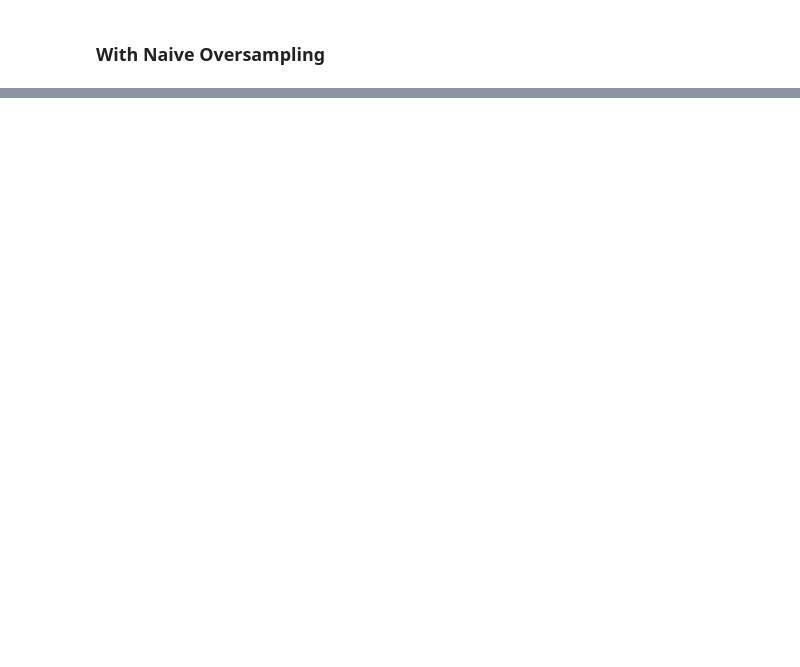
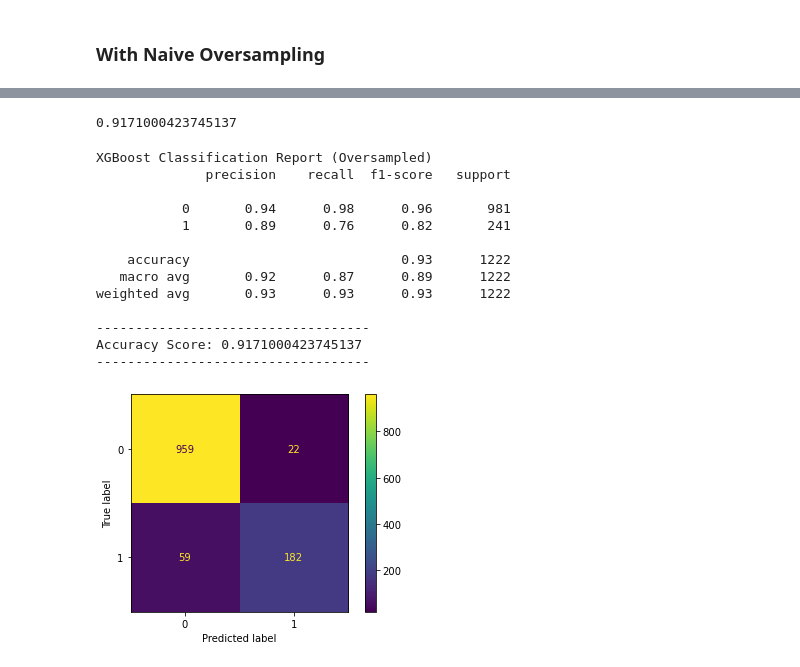
Before and after one commit to Cthompsonlbi/Team_Red, a Jupyter notebook: Notebooks/ML_Master.ipynb, the cells around one changed output, grey strips where cells are left out. Drawn from its saved outputs; the diff is of its cells as text; code cells hidden in the pictures; blank space fills up the shorter version.

```diff
--- a/Notebooks/ML_Master.ipynb
+++ b/Notebooks/ML_Master.ipynb
@@ -627,7 +653,7 @@ for fold in n_folds:
                             y_pred_xg = xg_clf.predict(X_val)
 
                             # Extract results
-                            results += balanced_accuracy_score(y_val, y_pred_xg)
+                            results += balanced_accuracy_score(y_val, y_pred_xgr)
 
                         # add mean of total result to accuracy score list
                         accuracy_scores.append(results/fold)
@@ -673,25 +720,42 @@ xg_clf = xgb.XGBClassifier(objective='binary:logistic', use_label_encoder=False,
 xg_clf.fit(X_resampled, y_resampled)
 
 # Predict
-y_pred = xg_clf.predict(X_test)
+y_pred_xgr = xg_clf.predict(X_test)
 
 # Extract accuracy
-xgr_acc_score = balanced_accuracy_score(y_pred, y_test)
-balanced_accuracy_score(y_pred, y_test)
+xgr_acc_score = balanced_accuracy_score(y_pred_xgr, y_test)
+balanced_accuracy_score(y_pred_xgr, y_test)
+# %% [output]
+0.9171000423745137
 # %%
 # Create the confusion matrix for XGBoost
-cm = confusion_matrix(y_test, y_pred)
+cm = confusion_matrix(y_test, y_pred_xgr)
 
 #Display confusion matrix using ConfusinMatrixDisplay
 display_xgb = ConfusionMatrixDisplay(confusion_matrix=cm,display_labels=xg_clf.classes_)
 display_xgb.plot()
 
 # Create balanced classification report for XGBoost
 print("XGBoost Classification Report (Oversampled)")
-print(classification_report(y_test, y_pred))
+print(classification_report(y_test, y_pred_xgr))
 print("-----------------------------------")
 print(f'Accuracy Score: {xgr_acc_score}')
 print("-----------------------------------")
+# %% [output]
+XGBoost Classification Report (Oversampled)
+              precision    recall  f1-score   support
+
+           0       0.94      0.98      0.96       981
+           1       0.89      0.76      0.82       241
+
+    accuracy                           0.93      1222
+   macro avg       0.92      0.87      0.89      1222
+weighted avg       0.93      0.93      0.93      1222
+
+-----------------------------------
+Accuracy Score: 0.9171000423745137
+-----------------------------------
+[figure, added]
 # %%
 # Plot the XGBoost important features
 xgb.plot_importance(xg_clf)
```
Also changed, not shown: parts of 22 cells of this notebook.
